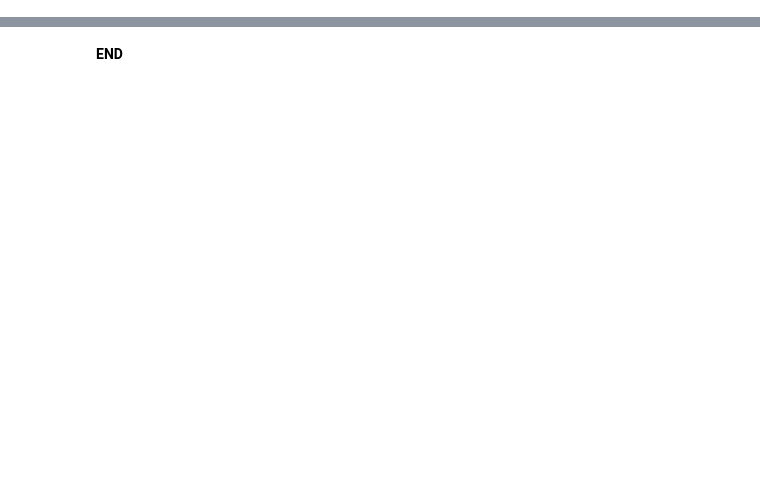
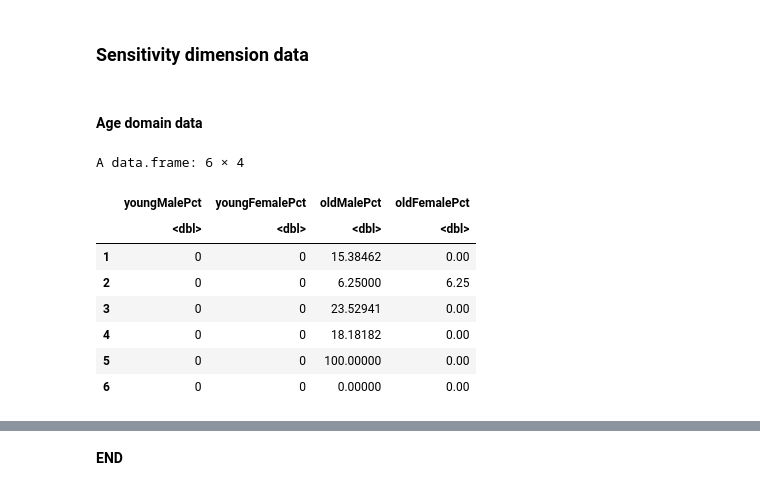
Before and after one commit to UCC-CLIMPADAP/SVIBook, a Jupyter notebook: Cities/Milan/Census_Data_to_Indicators.ipynb, the cells around one changed output, grey strips where cells are left out. Cells and saved outputs as stored; diff of their text form; code cells hidden in the pictures; blank space fills up the shorter version.

```diff
--- a/Cities/Milan/Census_Data_to_Indicators.ipynb
+++ b/Cities/Milan/Census_Data_to_Indicators.ipynb
@@ -1162,0 +37,3 @@ write.csv(milanDataZ, file.path(pipelineDir, "oa_person_household_milan_z_data.c
+# %%
+# Read the census data
+censusData <- read.csv('../../0_data/Milan/ItalianCensus/2021/Milano_indicatori_2021_sezioni.csv', sep=",")
@@ -1162,0 +60,4 @@ write.csv(milanDataZ, file.path(pipelineDir, "oa_person_household_milan_z_data.c
+# %%
+populationTotal <- censusData[, 'P1', drop = FALSE]
+names(populationTotal)[1] <- 'populationTotal'
+head(populationTotal)
@@ -1162,0 +90,42 @@ write.csv(milanDataZ, file.path(pipelineDir, "oa_person_household_milan_z_data.c
+# %% [markdown]
+### Sensitivity dimension data
+# %% [markdown]
+#### Age domain data
+# %%
+# Dimension:Sensitivity - Domain:Age
+
+# Get indicators and convert into percentage
+## 1) Boys under 5 years of age (Indicator P30)
+youthMalePct <- (censusData['P30'] / populationTotal) * 100.0
+names(youthMalePct)[1] <- 'youngMalePct'
+
+## 2) Girls under 5 years of age (Indicator P67)
+youthFemalePct <- (censusData['P67'] / populationTotal) * 100.0
+names(youthFemalePct)[1] <- 'youngFemalePct'
+
+## 3) Men over 75 years of age (Indicator P45)
+oldMalePct <- (censusData['P45'] / populationTotal) * 100.0
+names(oldMalePct)[1] <- 'oldMalePct'
+
+## 4) Women over 75 years of age (Indicator P82)
+oldFemalePct <- (censusData['P82'] / populationTotal) * 100.0
+names(oldFemalePct)[1] <- 'oldFemalePct'
+
+# Combine all these indicators into an array for this domain
+ageDomainPct <- cbind(youthMalePct,
+                      youthFemalePct,
+                      oldMalePct,
+                      oldFemalePct)
+
+# Print the first six rows of the data to visually check it looks OK
+head(ageDomainPct)
+# %% [output]
+A data.frame: 6 × 4
+|  | youngMalePct | youngFemalePct | oldMalePct | oldFemalePct |
+|  | <dbl> | <dbl> | <dbl> | <dbl> |
+| 1 | 0 | 0 | 15.38462 | 0.00 |
+| 2 | 0 | 0 | 6.25000 | 6.25 |
+| 3 | 0 | 0 | 23.52941 | 0.00 |
+| 4 | 0 | 0 | 18.18182 | 0.00 |
+| 5 | 0 | 0 | 100.00000 | 0.00 |
+| 6 | 0 | 0 | 0.00000 | 0.00 |
```
Also changed, not shown: parts of 68 cells of this notebook, 13 other files.
